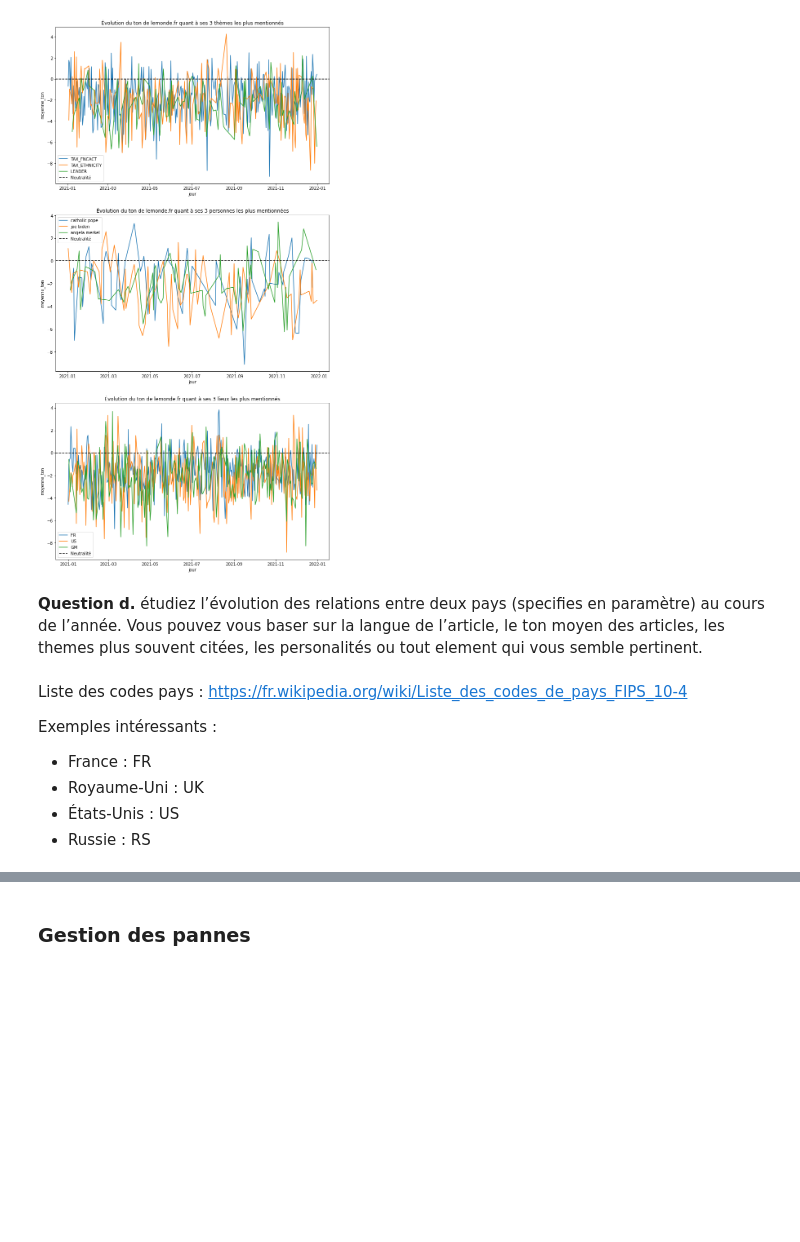
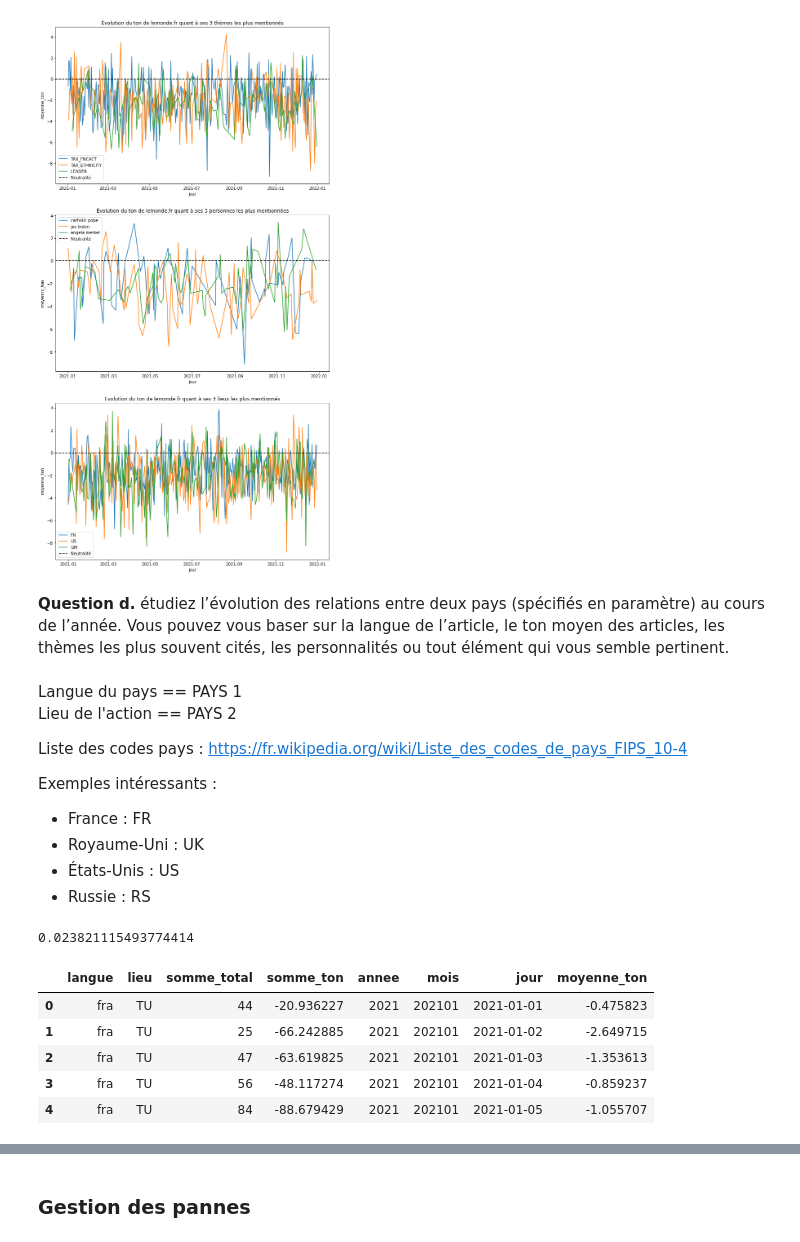
Before and after one commit to pierre-db/SD728_NoSQL-Projet, a Jupyter notebook: rendu/SD728-Projet_NoSQL.ipynb, the cells around one changed output, grey strips where cells are left out. Saved outputs shown, nothing was run; the diff lists cells and outputs as text; code cells hidden in the pictures; blank space fills up the shorter version.

```diff
--- a/rendu/SD728-Projet_NoSQL.ipynb
+++ b/rendu/SD728-Projet_NoSQL.ipynb
@@ -159,8 +201,11 @@ plt.show()
 # %% [output]
 [figure]
 # %% [markdown]
-**Question d.** étudiez l’évolution des relations entre deux pays (specifies en paramètre) au cours de l’année. Vous pouvez vous baser sur la langue de l’article, le ton moyen des articles, les themes plus souvent citées, les personalités ou tout element qui vous semble pertinent.
+**Question d.** étudiez l’évolution des relations entre deux pays (spécifiés en paramètre) au cours de l’année. Vous pouvez vous baser sur la langue de l’article, le ton moyen des articles, les thèmes les plus souvent cités, les personnalités ou tout élément qui vous semble pertinent.
 # %% [markdown]
+Langue du pays == PAYS 1
+Lieu de l'action == PAYS 2
+
 Liste des codes pays : https://fr.wikipedia.org/wiki/Liste_des_codes_de_pays_FIPS_10-4
 
 Exemples intéressants :
@@ -196,15 +216,26 @@ display(unique_lang)
 # %%
+time0 = time.time()
+
 langue = 'fra'
 lieu = 'TU'
 agregation = 'annee, mois, jour' # 'annee, mois' ou 'annee, mois, jour'
 
 query_d = session.execute(
     f"""SELECT langue, lieu, SUM(total) AS somme_total, SUM(somme_ton) AS somme_ton, {agregation}
     FROM table_d
     WHERE langue = '{langue}' AND lieu = '{lieu}'
     GROUP BY {agregation};""")
 data_d = pd.DataFrame(query_d)
 data_d['moyenne_ton'] = data_d['somme_ton'] / data_d['somme_total']
 data_d["jour"] = pd.to_datetime(data_d["jour"], format="%Y%m%d")
+print(time.time() - time0)
 data_d.head()
+# %% [output]
+0.023821115493774414
+|  | langue | lieu | somme_total | somme_ton | annee | mois | jour | moyenne_ton |
+| 0 | fra | TU | 44 | -20.936227 | 2021 | 202101 | 2021-01-01 | -0.475823 |
+| 1 | fra | TU | 25 | -66.242885 | 2021 | 202101 | 2021-01-02 | -2.649715 |
+| 2 | fra | TU | 47 | -63.619825 | 2021 | 202101 | 2021-01-03 | -1.353613 |
+| 3 | fra | TU | 56 | -48.117274 | 2021 | 202101 | 2021-01-04 | -0.859237 |
+| 4 | fra | TU | 84 | -88.679429 | 2021 | 202101 | 2021-01-05 | -1.055707 |
 # %%
```
Also changed, not shown: parts of 27 cells of this notebook.
